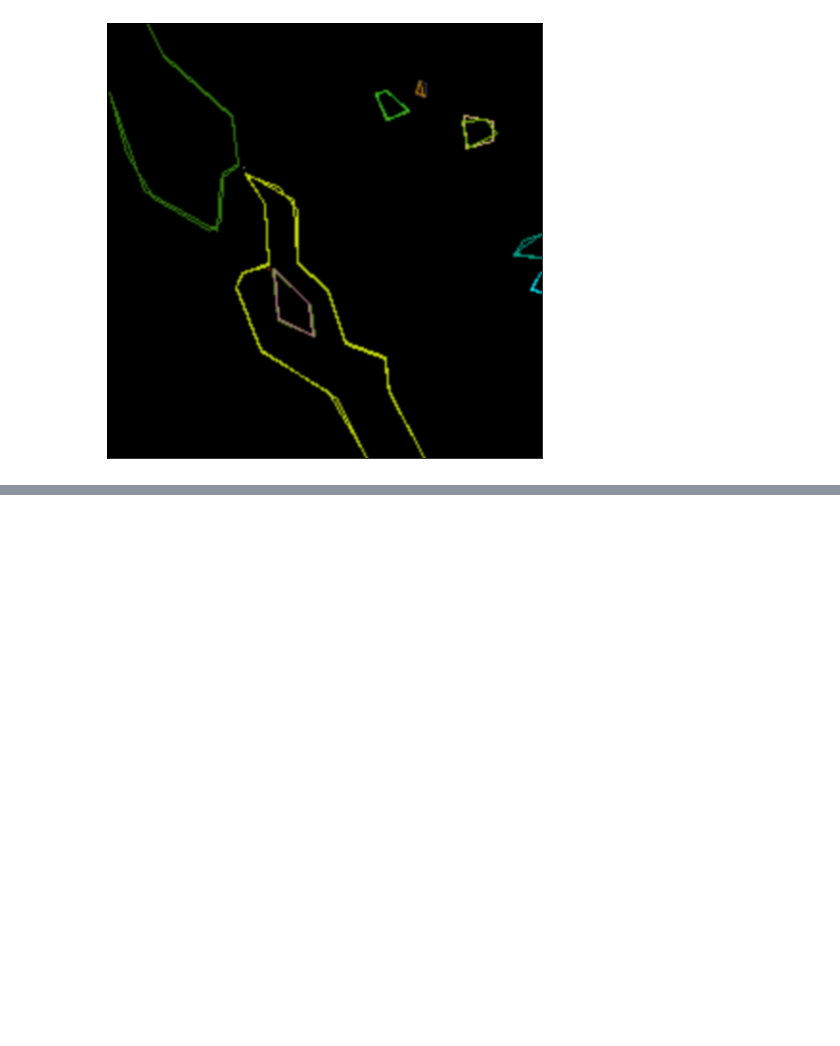
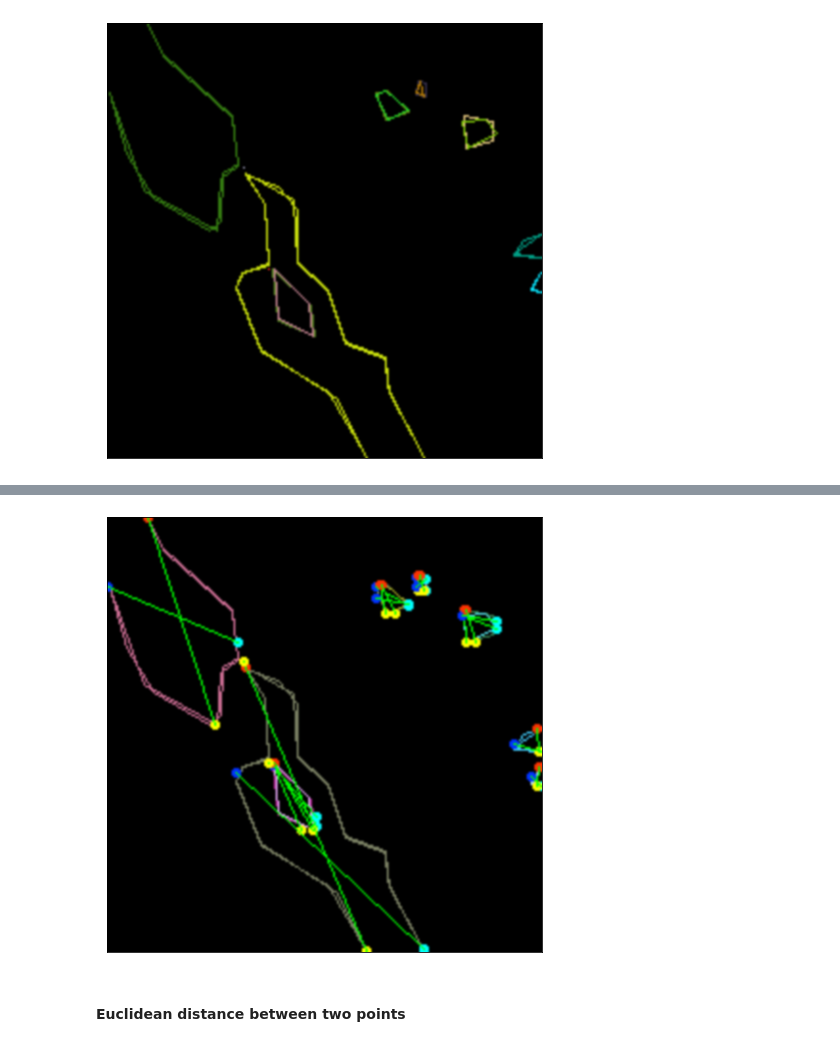
Before and after one commit to kristof-becode/Concrete-Crack-Detection, a Jupyter notebook: Preprocess1.ipynb, the cells around one changed output, grey strips where cells are left out. Drawn from its saved outputs; the diff is of its cells as text; code cells hidden in the pictures; blank space fills up the shorter version.

Commit message:
Add distance to preprocessing

```diff
--- a/Preprocess1.ipynb
+++ b/Preprocess1.ipynb
@@ -263,0 +331,9 @@ plt.show()
+# %%
+plt.figure(figsize=(8,8))
+plt.imshow(drawing,cmap = 'gray', interpolation = 'bicubic')
+plt.xticks([]), plt.yticks([])  # hide tick values on X and Y axis
+plt.show()
+# %% [output]
+[figure, added]
+# %% [markdown]
+#### Euclidean distance between two points
```
Also changed, not shown: parts of 18 cells of this notebook.
